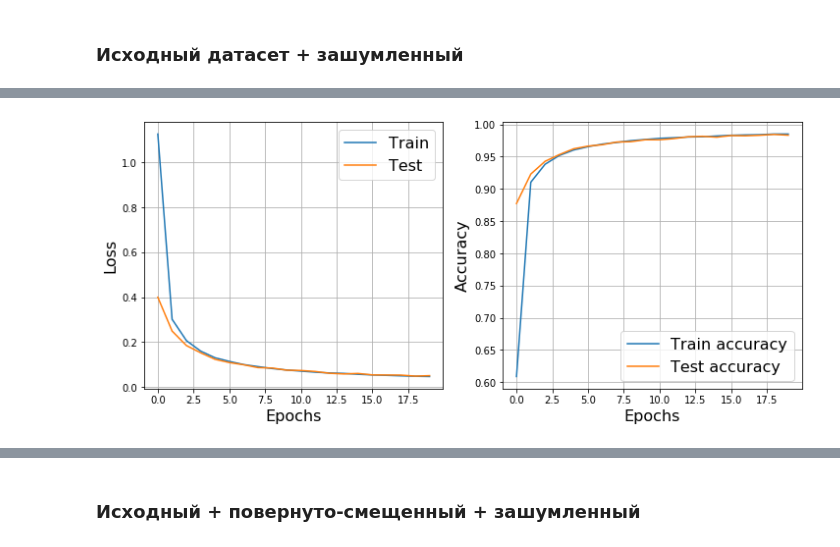
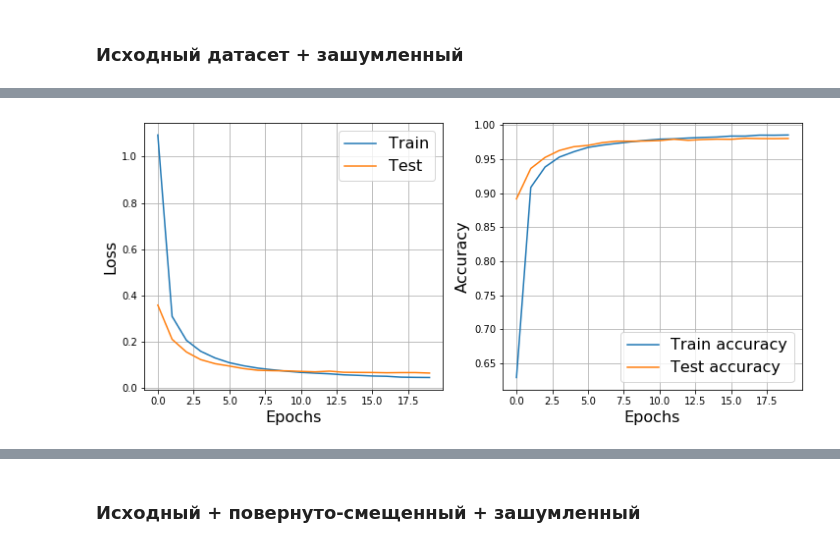
Before and after one commit to excander/neural_networks_sphere_2, a Jupyter notebook: Seminar 2/miklin_2, Back propagation for MNIST.ipynb, the cells around one changed output, grey strips where cells are left out. Cells and saved outputs as stored; diff of their text form; code cells hidden in the pictures.

```diff
--- a/Seminar 2/miklin_2, Back propagation for MNIST.ipynb
+++ b/Seminar 2/miklin_2, Back propagation for MNIST.ipynb
@@ -27,8 +27,8 @@ transform = transforms.Compose([
 train_dataset = MNIST('.', train=True, download=True, transform=transform)
 test_dataset = MNIST('.', train=False, transform=transform)
 
-train_loader = DataLoader(train_dataset, batch_size=32, shuffle=False)
-test_loader = DataLoader(test_dataset, batch_size=32, shuffle=False)
+train_loader = DataLoader(train_dataset, batch_size=32, shuffle=False, num_workers=8)
+test_loader = DataLoader(test_dataset, batch_size=32, shuffle=False, num_workers=8)
 # %%
 ## Usage example:
 for X, y in train_loader:
@@ -485,10 +498,10 @@ Wall time: 6min 4s
 ### Исходный датасет + зашумленный
 # %%
 comb_train_dataset = ConcatDataset([train_dataset, noise_train_dataset])
-comb_test_dataset = ConcatDataset([train_dataset, noise_train_dataset])
+# comb_test_dataset = ConcatDataset([train_dataset, noise_train_dataset])
 
-comb_train_loader = DataLoader(comb_train_dataset, batch_size=32, shuffle=False)
-comb_test_loader = DataLoader(comb_test_dataset, batch_size=32, shuffle=False)
+comb_train_loader = DataLoader(comb_train_dataset, batch_size=32, shuffle=False, num_workers=8)
+# comb_test_loader = DataLoader(comb_test_dataset, batch_size=32, shuffle=False)
 # %%
 %%time
 network = NeuralNetwork([
@@ -499,6 +512,6 @@ network = NeuralNetwork([
 loss = NLLLoss()
 tr_ra, ts_ra, tr_ac_ra, ts_ac_ra = train(network, 20, 0.01, plot=True, verbose=True,
                                         train_loader = comb_train_loader,
-                                        test_loader = comb_test_loader
+                                        test_loader = test_loader
                                         )
 # %% [output]
@@ -506 +519 @@ Epoch 19... (Train/Test) NLL: 0.046/0.050       Accuracy: 0.985/0.983
-[figure, old version]
+[figure, new version]
```
Also changed, not shown: parts of 19 cells of this notebook.
